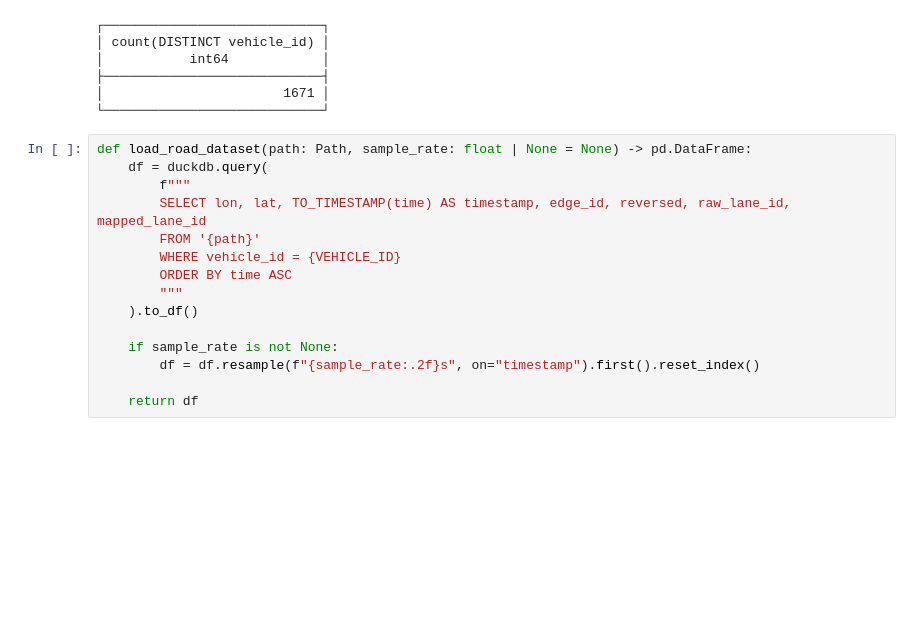
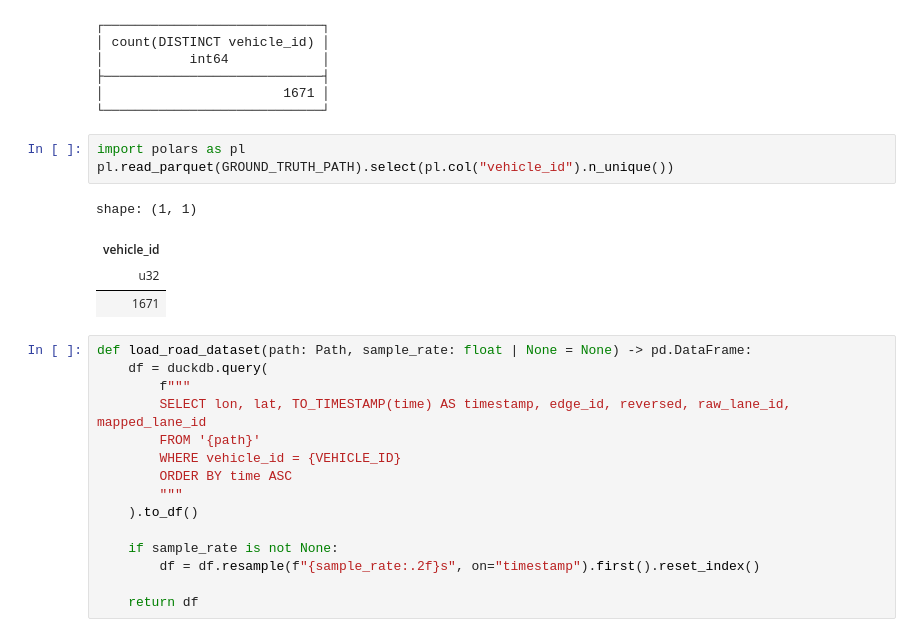
Before and after one commit to JoseEdSouza/map-matching, a Jupyter notebook: request_to_graphhopper.ipynb, the cells around one changed output. Saved outputs shown, nothing was run; the diff lists cells and outputs as text; blank space fills up the shorter version.

```diff
--- a/request_to_graphhopper.ipynb
+++ b/request_to_graphhopper.ipynb
@@ -57,6 +57,14 @@ duckdb.query(f"SELECT COUNT(DISTINCT vehicle_id) FROM '{GROUND_TRUTH_PATH}'")
 ├────────────────────────────┤
 │                       1671 │
 └────────────────────────────┘
+# %%
+import polars as pl
+pl.read_parquet(GROUND_TRUTH_PATH).select(pl.col("vehicle_id").n_unique())
+# %% [output]
+shape: (1, 1)
+| vehicle_id |
+| u32 |
+| 1671 |
 # %%
 def load_road_dataset(path: Path, sample_rate: float | None = None) -> pd.DataFrame:
     df = duckdb.query(
```
Also changed, not shown: parts of 8 cells of this notebook.
